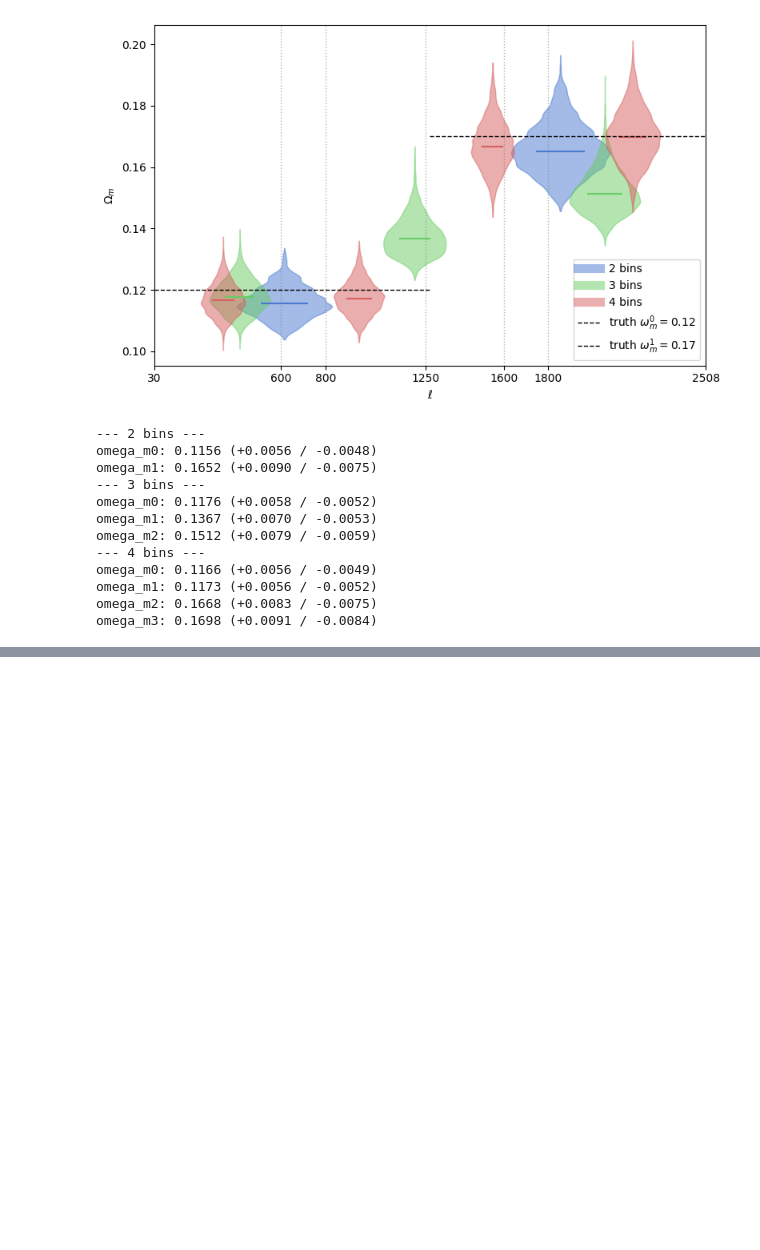
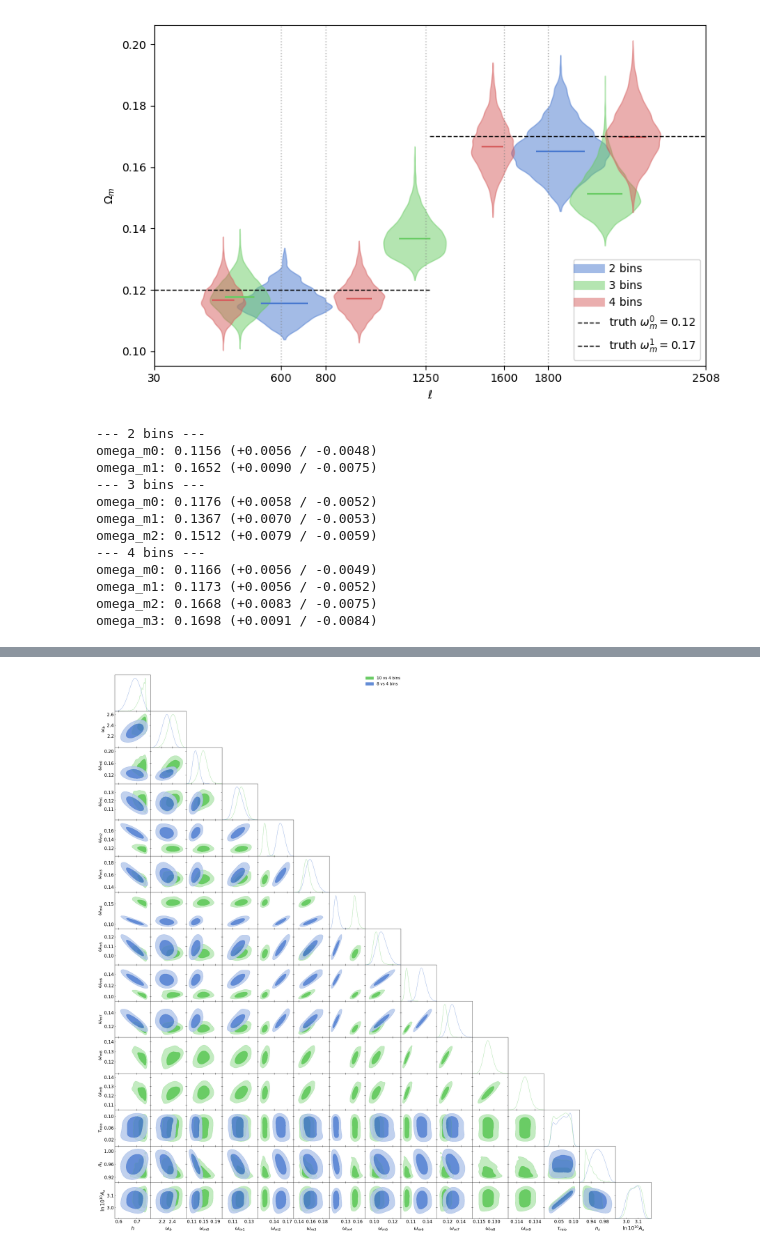
Before and after one commit to marcobeIIa/omega_m, a Jupyter notebook: mcmc_omegam.ipynb, the cells around one changed output, grey strips where cells are left out. Saved outputs shown, nothing was run; the diff lists cells and outputs as text; code cells hidden in the pictures; blank space fills up the shorter version.

```diff
--- a/mcmc_omegam.ipynb
+++ b/mcmc_omegam.ipynb
@@ -682,0 +932,31 @@ omega_m3: 0.1698 (+0.0091 / -0.0084)
+# %%
+param_names10 =['h','omega_b','omega_m0', 'omega_m1', 'omega_m2', 'omega_m3',
+                'omega_m4','omega_m5','omega_m6','omega_m7','omega_m8','omega_m9',
+               'tau_reio',"n_s",'ln10^{10}A_s']
+
+samp10old = load_samples(
+    chain10v2,
+    param_names10
+)
+g = pl.my_plotter()
+# g = plots.get_subplot_plotter()
+# Make all text bigger
+g.settings.axes_fontsize = 20     # tick labels
+g.settings.lab_fontsize = 22      # axis labels
+g.settings.legend_fontsize = 18   # legend
+g.settings.figure_legend_frame = False  # optional, cleaner look
+
+# param_names3 =['omega_m0', 'omega_m1', 'omega_m2']
+g.triangle_plot(
+    [samp10, samp8],
+    params=param_names10,
+    filled=True,
+    legend_labels=[
+        r"10 vs 4 bins",
+        r"8 vs 4 bins",
+    ],
+)
+
+plt.show()
+# %% [output]
+[figure, added]
```
Also changed, not shown: parts of 10 cells of this notebook, 3 other files.
